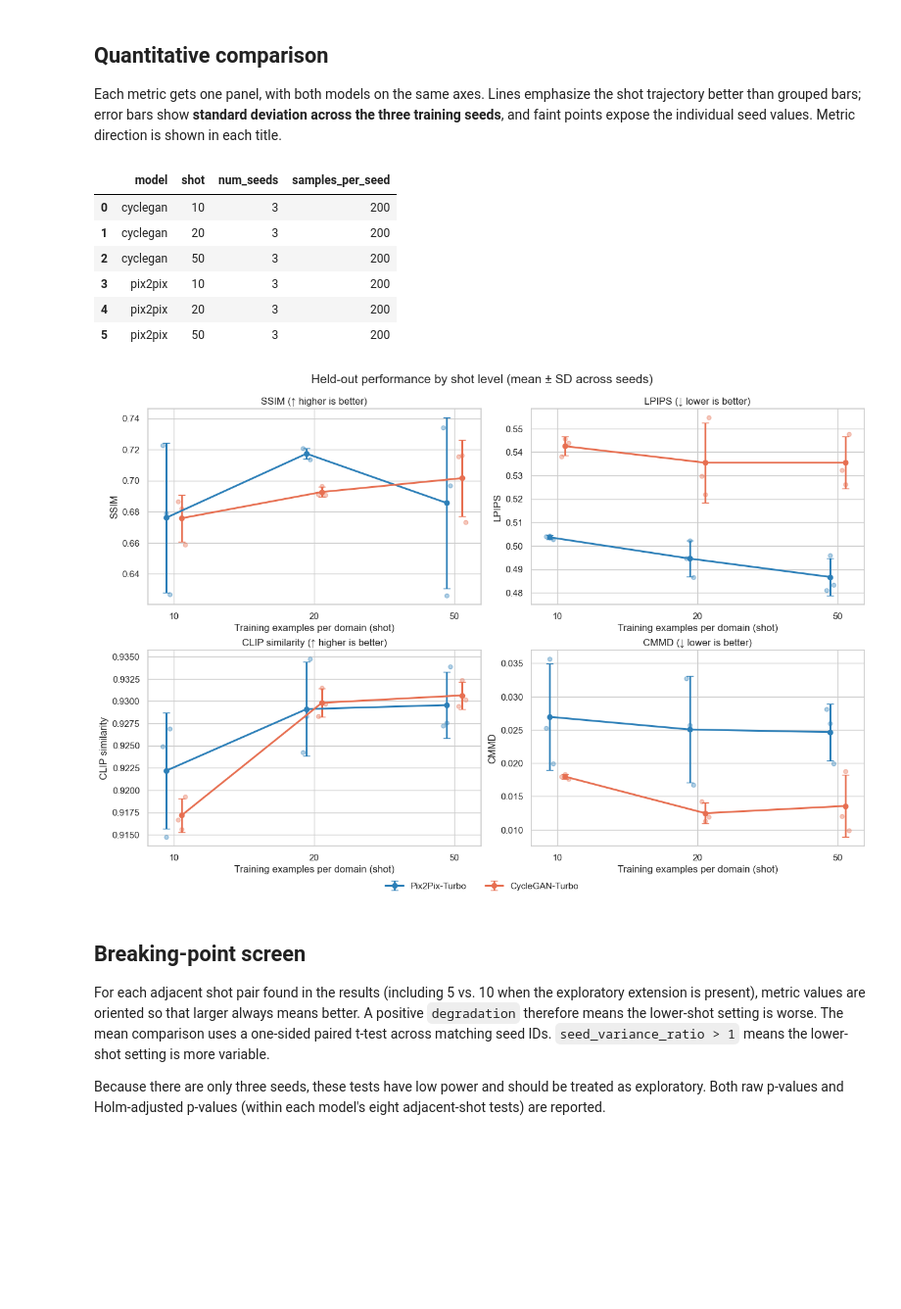
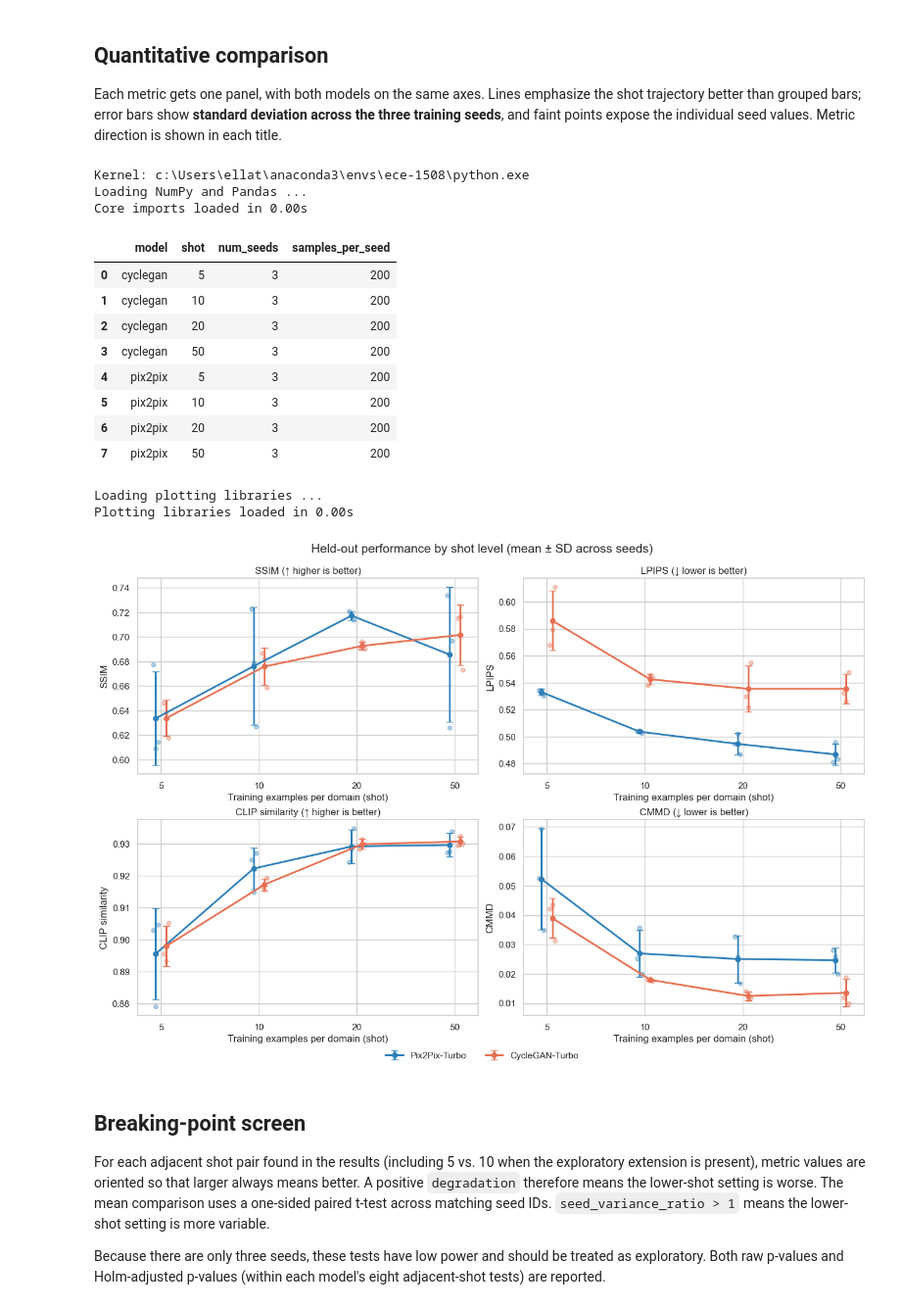
Before and after one commit to njzfjiang/ece-1508-project, a Jupyter notebook: docs/analysis.ipynb, the cells around one changed output. Shown at 98% size. Saved outputs shown, nothing was run; the diff lists cells and outputs as text; code cells hidden in the pictures; blank space fills up the shorter version.

```diff
--- a/docs/analysis.ipynb
+++ b/docs/analysis.ipynb
@@ -9,13 +11,19 @@ This notebook compares Pix2Pix-Turbo and CycleGAN-Turbo across all shot levels p
 
 Each metric gets one panel, with both models on the same axes. Lines emphasize the shot trajectory better than grouped bars; error bars show **standard deviation across the three training seeds**, and faint points expose the individual seed values. Metric direction is shown in each title.
 # %%
+import os
+import sys
+import time
 from pathlib import Path
 
-import matplotlib.pyplot as plt
+os.environ.setdefault('OMP_NUM_THREADS', '1')
+os.environ.setdefault('MKL_NUM_THREADS', '1')
+print(f'Kernel: {sys.executable}', flush=True)
+print('Loading NumPy and Pandas ...', flush=True)
+_load_started = time.perf_counter()
 import numpy as np
 import pandas as pd
-import seaborn as sns
-from scipy.stats import ttest_rel
+print(f'Core imports loaded in {time.perf_counter() - _load_started:.2f}s', flush=True)
 
 
 def find_project_root(start=Path.cwd()):
@@ -52,14 +60,24 @@ coverage = (
 )
 display(coverage)
 # %% [output]
+Kernel: c:\Users\ellat\anaconda3\envs\ece-1508\python.exe
+Loading NumPy and Pandas ...
+Core imports loaded in 0.00s
 |  | model | shot | num_seeds | samples_per_seed |
-| 0 | cyclegan | 10 | 3 | 200 |
-| 1 | cyclegan | 20 | 3 | 200 |
-| 2 | cyclegan | 50 | 3 | 200 |
-| 3 | pix2pix | 10 | 3 | 200 |
-| 4 | pix2pix | 20 | 3 | 200 |
-| 5 | pix2pix | 50 | 3 | 200 |
+| 0 | cyclegan | 5 | 3 | 200 |
+| 1 | cyclegan | 10 | 3 | 200 |
+| 2 | cyclegan | 20 | 3 | 200 |
+| 3 | cyclegan | 50 | 3 | 200 |
+| 4 | pix2pix | 5 | 3 | 200 |
+| 5 | pix2pix | 10 | 3 | 200 |
+| 6 | pix2pix | 20 | 3 | 200 |
+| 7 | pix2pix | 50 | 3 | 200 |
 # %%
+print('Loading plotting libraries ...', flush=True)
+_plot_started = time.perf_counter()
+import matplotlib.pyplot as plt
+import seaborn as sns
+print(f'Plotting libraries loaded in {time.perf_counter() - _plot_started:.2f}s', flush=True)
 sns.set_theme(style='whitegrid', context='notebook')
 fig, axes = plt.subplots(2, 2, figsize=(13, 8.5), constrained_layout=True)
 x = np.arange(len(SHOTS))
@@ -70,34 +88,37 @@ for ax, (metric, meta) in zip(axes.flat, METRICS.items()):
         summary = (
             aggregate[(aggregate['model'] == model) & (aggregate['metric'] == metric)]
             .set_index('shot')
             .loc[SHOTS]
         )
         seed_rows = runs[runs['model'] == model]
         positions = x + offsets[model]
         ax.errorbar(
             positions, summary['mean'], yerr=summary['std_across_seeds'],
             color=MODEL_COLORS[model], marker='o', linewidth=2.2,
             capsize=4, label=MODEL_LABELS[model], zorder=3,
         )
         for index, shot in enumerate(SHOTS):
             values = seed_rows.loc[seed_rows['shot'] == shot, metric].to_numpy()
             jitter = np.linspace(-0.025, 0.025, len(values))
             ax.scatter(
                 np.full(len(values), positions[index]) + jitter, values,
                 s=26, color=MODEL_COLORS[model], alpha=0.38, zorder=2,
             )
     direction = '↑ higher is better' if meta['higher_is_better'] else '↓ lower is better'
     ax.set_title(f"{meta['label']} ({direction})")
     ax.set_xticks(x, SHOTS)
     ax.set_xlabel('Training examples per domain (shot)')
     ax.set_ylabel(meta['label'])
 
 handles, labels = axes[0, 0].get_legend_handles_labels()
 fig.legend(handles, labels, loc='outside lower center', ncol=2, frameon=False)
 fig.suptitle('Held-out performance by shot level (mean ± SD across seeds)', y=1.04, fontsize=15)
 plt.show()
+plt.close(fig)
 # %% [output]
+Loading plotting libraries ...
+Plotting libraries loaded in 0.00s
-[figure, old version]
+[figure, new version]
 # %% [markdown]
 ## Breaking-point screen
 
```
Also changed, not shown: parts of 4 cells of this notebook, 6 other files.
